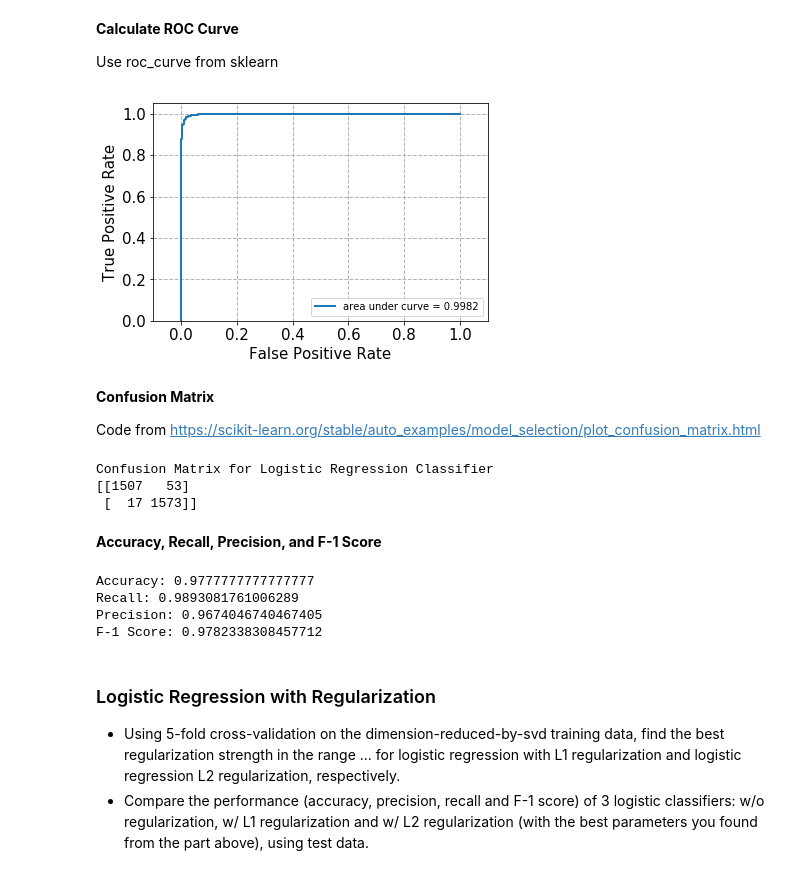
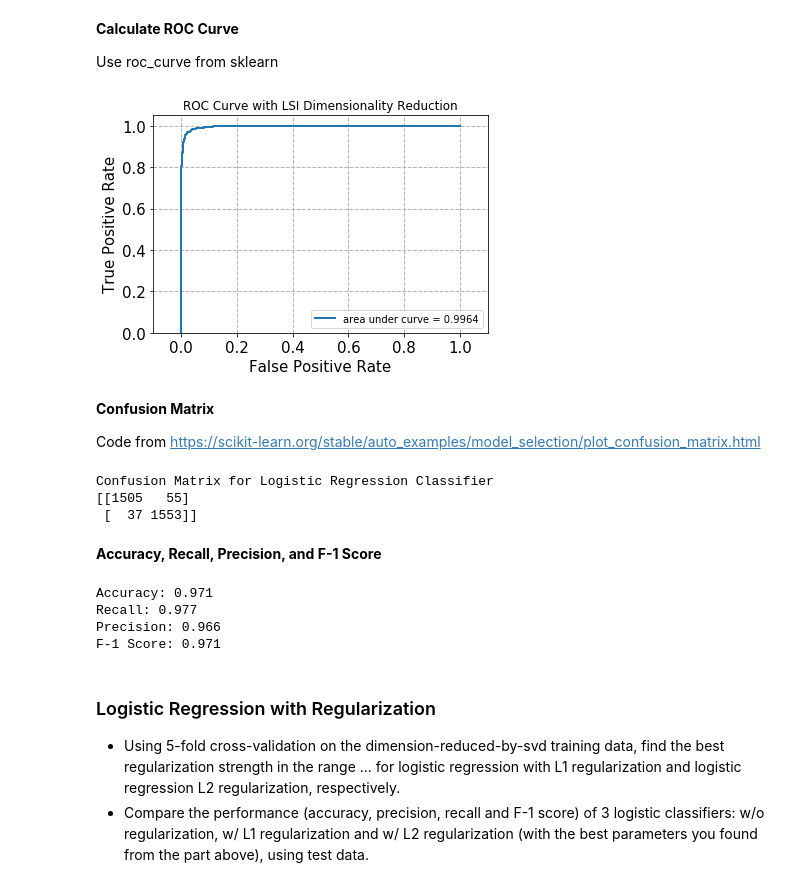
Before and after one commit to ddepe/classification_textual_data, a Jupyter notebook: Project1.ipynb, the cells around one changed output. Drawn from its saved outputs; the diff is of its cells as text; code cells hidden in the pictures.

```diff
--- a/Project1.ipynb
+++ b/Project1.ipynb
@@ -125,6 +121,8 @@ from sklearn.decomposition import TruncatedSVD
 # X_transformed = U * sigma
 # VT can be obtained by calling .components_ on svd
 svd = TruncatedSVD(n_components=50)
-X_transformed = svd.fit_transform(X_train_tfidf)
-print(X_transformed.shape)
+X_transformed_train = svd.fit_transform(X_train_tfidf)
+
+print("X_train_tfidf: ", X_train_tfidf.shape)
+print("X_transformed: ", X_transformed_train.shape)
 # %% [output]
@@ -605,49 +172,51 @@ y_test_dataset = vfunc(test_dataset.target)
 
 
 # Logistic Regression
-from sklearn.linear_model import LinearRegression, LogisticRegression
+from sklearn.linear_model import LogisticRegression
+
+# Reduce dimension of test set as well
+X_transformed_test = svd.transform(X_test_tfidf)
 
 # Instantiate classifier, learn parameters, and predict class for test dataset
-classifier = LogisticRegression(C=np.inf, solver='lbfgs')
-classifier.fit(X_train_tfidf, y_train_dataset)
-y_pred = classifier.predict(X_test_tfidf)
-y_score = classifier.predict_proba(X_test_tfidf)
+classifier = LogisticRegression(C=np.inf, solver='lbfgs', max_iter=10000)
+classifier.fit(X_transformed_train, y_train_dataset)
+y_pred = classifier.predict(X_transformed_test)
+y_score = classifier.predict_proba(X_transformed_test)
 # %% [markdown]
 **Calculate ROC Curve**
 
 Use roc_curve from sklearn
 # %%
-from sklearn.metrics import recall_score
-from sklearn.metrics import roc_curve
-from sklearn.metrics import auc
+from sklearn.metrics import recall_score, roc_curve, auc
 
 # Calculate fpr and tpr
 fpr, tpr, _ = roc_curve(y_test_dataset, y_score[:,1])
 
 # Function to plot ROC curve
 def plot_roc(fpr, tpr):
     fig, ax = plt.subplots()
 
     roc_auc = auc(fpr,tpr)
 
     ax.plot(fpr, tpr, lw=2, label= 'area under curve = %0.4f' % roc_auc)
 
     ax.grid(color='0.7', linestyle='--', linewidth=1)
 
     ax.set_xlim([-0.1, 1.1])
     ax.set_ylim([0.0, 1.05])
     ax.set_xlabel('False Positive Rate',fontsize=15)
     ax.set_ylabel('True Positive Rate',fontsize=15)
+    ax.set_title('ROC Curve with LSI Dimensionality Reduction')
 
     ax.legend(loc="lower right")
 
     for label in ax.get_xticklabels()+ax.get_yticklabels():
         label.set_fontsize(15)
 
 # Call function to plot ROC
 plot_roc(fpr, tpr)
 # %% [output]
-[figure, old version]
+[figure, new version]
 # %% [markdown]
 **Confusion Matrix**
 
@@ -661,8 +230,8 @@ print('Confusion Matrix for Logistic Regression Classifier')
 print(cm)
 # %% [output]
 Confusion Matrix for Logistic Regression Classifier
-[[1507   53]
- [  17 1573]]
+[[1505   55]
+ [  37 1553]]
 # %% [markdown]
 **Accuracy, Recall, Precision, and F-1 Score**
 # %%
@@ -672,15 +241,15 @@ from sklearn.metrics import precision_score
 from sklearn.metrics import f1_score
 
 # Calculate accuracy
-print("Accuracy: {}".format(accuracy_score(y_test_dataset, y_pred)))
-print("Recall: {}".format(recall_score(y_test_dataset, y_pred)))
-print("Precision: {}".format(precision_score(y_test_dataset, y_pred)))
-print("F-1 Score: {}".format(f1_score(y_test_dataset, y_pred)))
+print("Accuracy: {:.3f}".format(accuracy_score(y_test_dataset, y_pred)))
+print("Recall: {:.3f}".format(recall_score(y_test_dataset, y_pred)))
+print("Precision: {:.3f}".format(precision_score(y_test_dataset, y_pred)))
+print("F-1 Score: {:.3f}".format(f1_score(y_test_dataset, y_pred)))
 # %% [output]
-Accuracy: 0.9777777777777777
-Recall: 0.9893081761006289
-Precision: 0.9674046740467405
-F-1 Score: 0.9782338308457712
+Accuracy: 0.971
+Recall: 0.977
+Precision: 0.966
+F-1 Score: 0.971
 # %% [markdown]
 ### Logistic Regression with Regularization
   * Using 5-fold cross-validation on the dimension-reduced-by-svd training data, find the best regularization strength in the range ... for logistic regression with L1 regularization and logistic regression L2 regularization, respectively.
```
Also changed, not shown: parts of 32 cells of this notebook.
